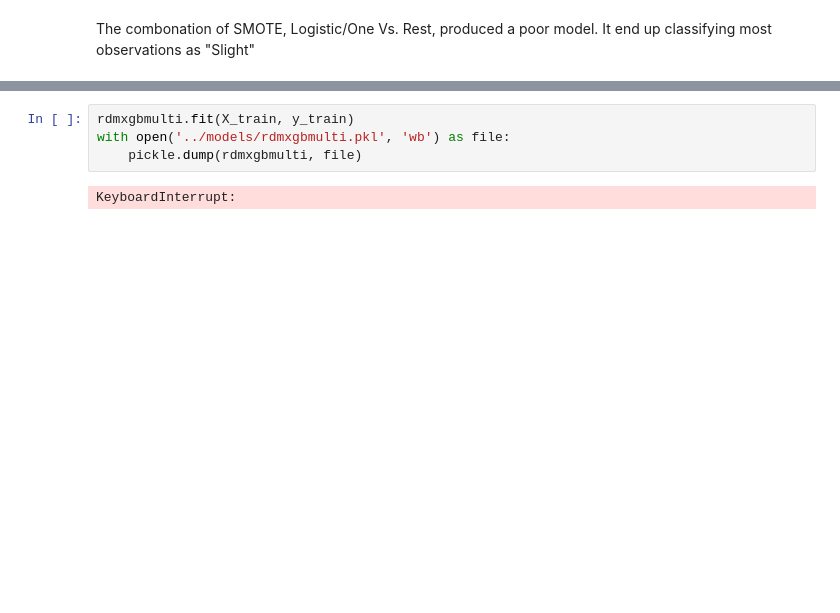
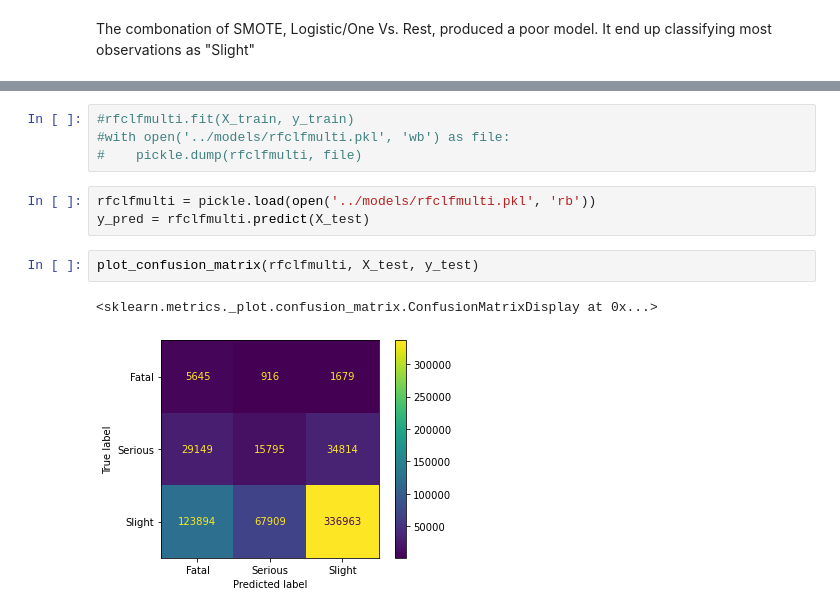
Before and after one commit to scharpham/Springboard, a Jupyter notebook: Capstone2/capstone2/notebooks/Capstone2-Modeling.ipynb, the cells around one changed output, grey strips where cells are left out. Saved outputs shown, nothing was run; the diff lists cells and outputs as text; blank space fills up the shorter version.

```diff
--- a/Capstone2/capstone2/notebooks/Capstone2-Modeling.ipynb
+++ b/Capstone2/capstone2/notebooks/Capstone2-Modeling.ipynb
@@ -484,6 +508,12 @@ rdmxgbmulti = RandomizedSearchCV(xgbclf, param_distributions = param_grid, n_job
 # %%
-rdmxgbmulti.fit(X_train, y_train)
-with open('../models/rdmxgbmulti.pkl', 'wb') as file:
-    pickle.dump(rdmxgbmulti, file)
+#rfclfmulti.fit(X_train, y_train)
+#with open('../models/rfclfmulti.pkl', 'wb') as file:
+#    pickle.dump(rfclfmulti, file)
-# %% [output]
-KeyboardInterrupt:
+# %%
+rfclfmulti = pickle.load(open('../models/rfclfmulti.pkl', 'rb'))
+y_pred = rfclfmulti.predict(X_test)
+# %%
+plot_confusion_matrix(rfclfmulti, X_test, y_test)
+# %% [output]
+<sklearn.metrics._plot.confusion_matrix.ConfusionMatrixDisplay at 0x...>
+[figure, added]
```
Also changed, not shown: parts of 40 cells of this notebook, 2 other files.
